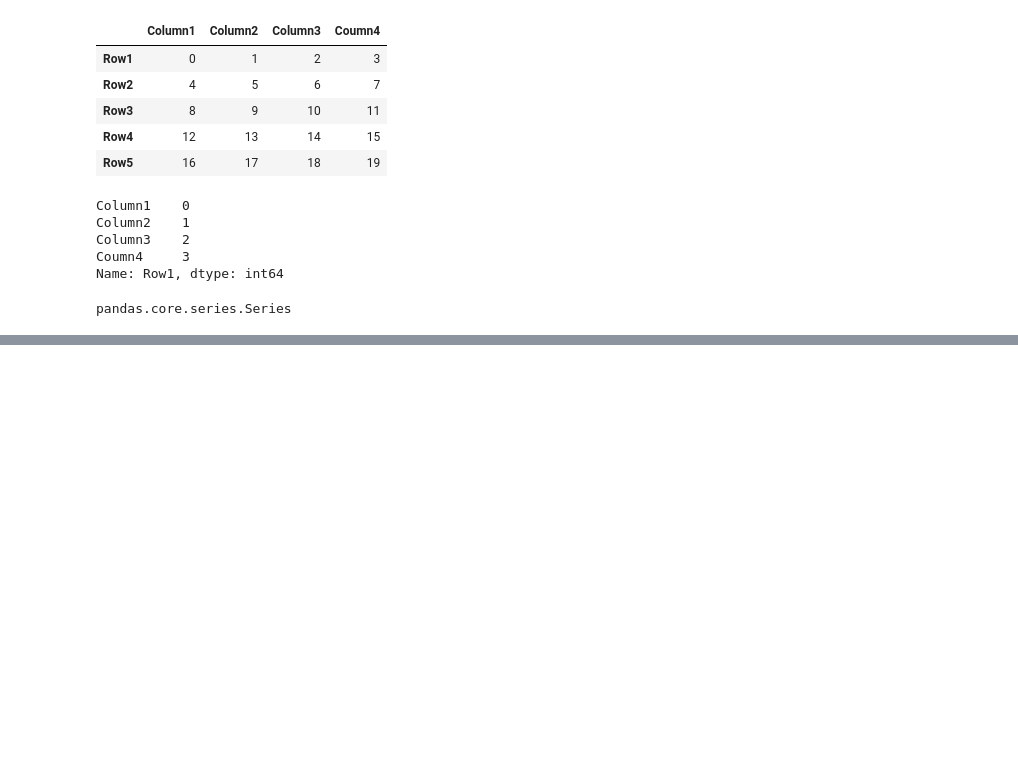
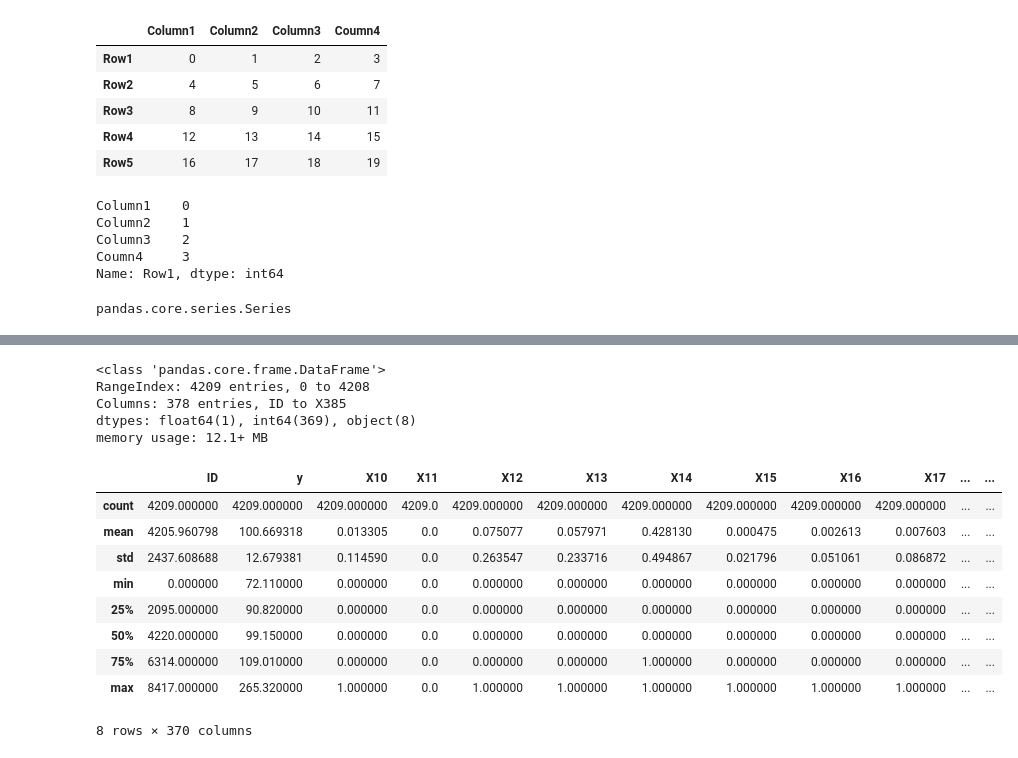
Before and after one commit to dikshitasingh02/learn-python, a Jupyter notebook: pandas.ipynb, the cells around one changed output, grey strips where cells are left out. Saved outputs shown, nothing was run; the diff lists cells and outputs as text; code cells hidden in the pictures; blank space fills up the shorter version.

Commit message:
pandas

```diff
--- a/pandas.ipynb
+++ b/pandas.ipynb
@@ -43,0 +94,21 @@ pandas.core.series.Series
+# %%
+df.info()
+# %% [output]
+<class 'pandas.core.frame.DataFrame'>
+RangeIndex: 4209 entries, 0 to 4208
+Columns: 378 entries, ID to X385
+dtypes: float64(1), int64(369), object(8)
+memory usage: 12.1+ MB
+# %%
+df.describe()
+# %% [output]
+|  | ID | y | X10 | X11 | X12 | X13 | X14 | X15 | X16 | X17 | ... | ... |
+| count | 4209.000000 | 4209.000000 | 4209.000000 | 4209.0 | 4209.000000 | 4209.000000 | 4209.000000 | 4209.000000 | 4209.000000 | 4209.000000 | ... | ... |
+| mean | 4205.960798 | 100.669318 | 0.013305 | 0.0 | 0.075077 | 0.057971 | 0.428130 | 0.000475 | 0.002613 | 0.007603 | ... | ... |
+| std | 2437.608688 | 12.679381 | 0.114590 | 0.0 | 0.263547 | 0.233716 | 0.494867 | 0.021796 | 0.051061 | 0.086872 | ... | ... |
+| min | 0.000000 | 72.110000 | 0.000000 | 0.0 | 0.000000 | 0.000000 | 0.000000 | 0.000000 | 0.000000 | 0.000000 | ... | ... |
+| 25% | 2095.000000 | 90.820000 | 0.000000 | 0.0 | 0.000000 | 0.000000 | 0.000000 | 0.000000 | 0.000000 | 0.000000 | ... | ... |
+| 50% | 4220.000000 | 99.150000 | 0.000000 | 0.0 | 0.000000 | 0.000000 | 0.000000 | 0.000000 | 0.000000 | 0.000000 | ... | ... |
+| 75% | 6314.000000 | 109.010000 | 0.000000 | 0.0 | 0.000000 | 0.000000 | 1.000000 | 0.000000 | 0.000000 | 0.000000 | ... | ... |
+| max | 8417.000000 | 265.320000 | 1.000000 | 0.0 | 1.000000 | 1.000000 | 1.000000 | 1.000000 | 1.000000 | 1.000000 | ... | ... |
+8 rows × 370 columns
```
Also changed, not shown: parts of 24 cells of this notebook, 1 other file.
